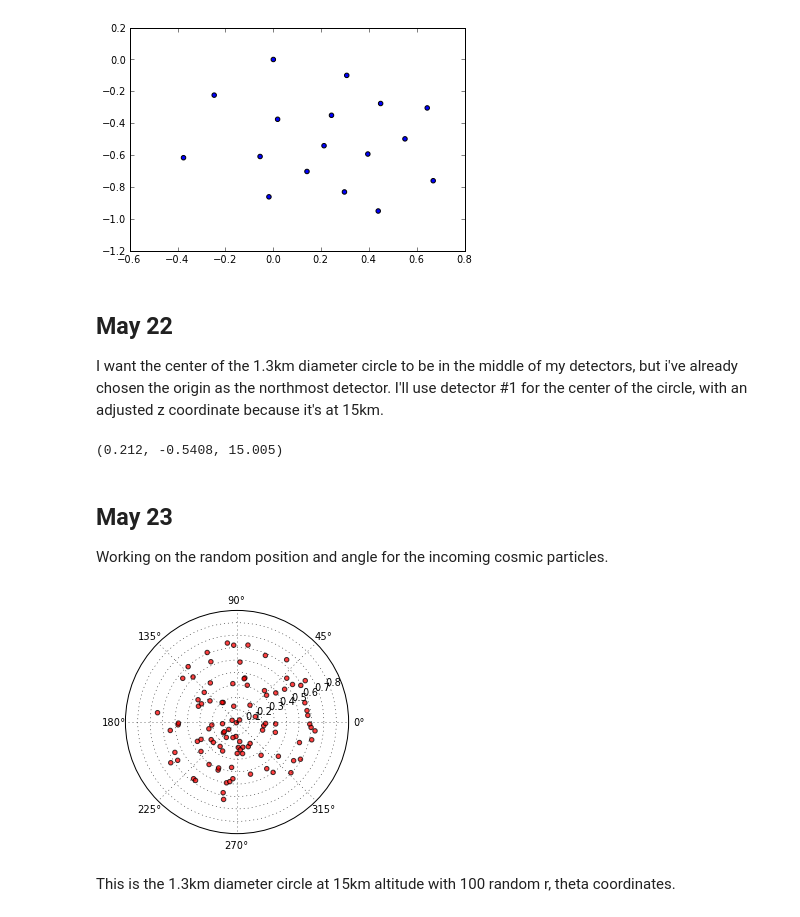
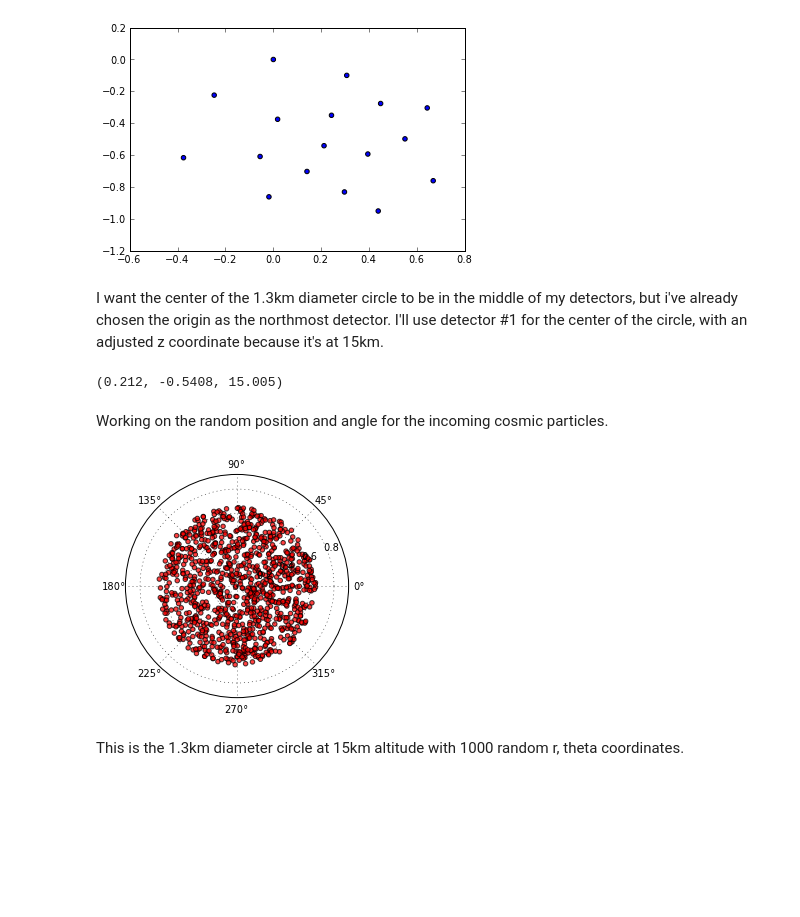
Before and after one commit to ssteeper/PHYS-202-13, a Jupyter notebook: Project/Project.ipynb, the cells around one changed output. Cells and saved outputs as stored; diff of their text form; code cells hidden in the pictures; blank space fills up the shorter version.

```diff
--- a/Project/Project.ipynb
+++ b/Project/Project.ipynb
@@ -39,8 +37,7 @@ show()
 # %% [output]
 [figure]
 # %% [markdown]
-May 22
--
+
 I want the center of the 1.3km diameter circle to be in the middle of my detectors, but i've already chosen the origin as the northmost detector. I'll use detector #1 for the center of the circle, with an adjusted z coordinate because it's at 15km.
 # %%
 a = detectors[1]
@@ -52,23 +49,22 @@ N=100
 # %% [output]
 (0.212, -0.5408, 15.005)
 # %% [markdown]
-May 23
--
+
 Working on the random position and angle for the incoming cosmic particles.
 # %%
-N = 100
+N = 1000
 r = R*sqrt(numpy.random.random(N))
 theta = numpy.random.random(N) * 2*pi
 
 ax = subplot(111, polar=True)
 c = scatter(theta, r, c='r', cmap=cm.hsv)
 c.set_alpha(.75)
 
 show()
 # %% [output]
-[figure, old version]
+[figure, new version]
 # %% [markdown]
-This is the 1.3km diameter circle at 15km altitude with 100 random r, theta coordinates.
+This is the 1.3km diameter circle at 15km altitude with 1000 random r, theta coordinates.
 # %%
 #get x,y,z position of each
 x = r*cos(theta) + center[0]
```
Also changed, not shown: parts of 8 cells of this notebook, 1 other file.
